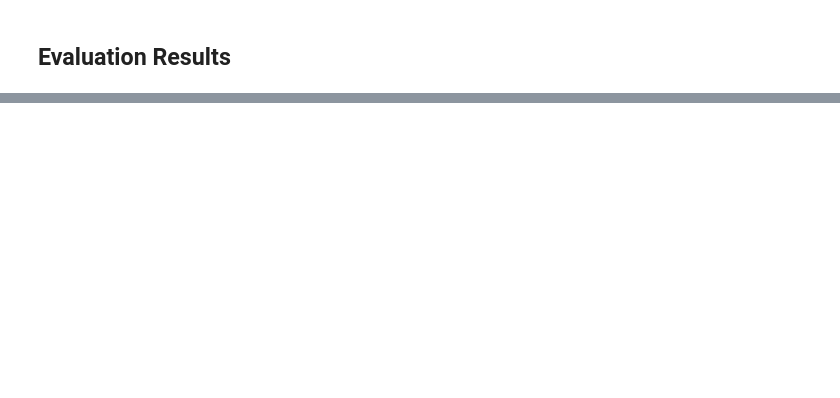
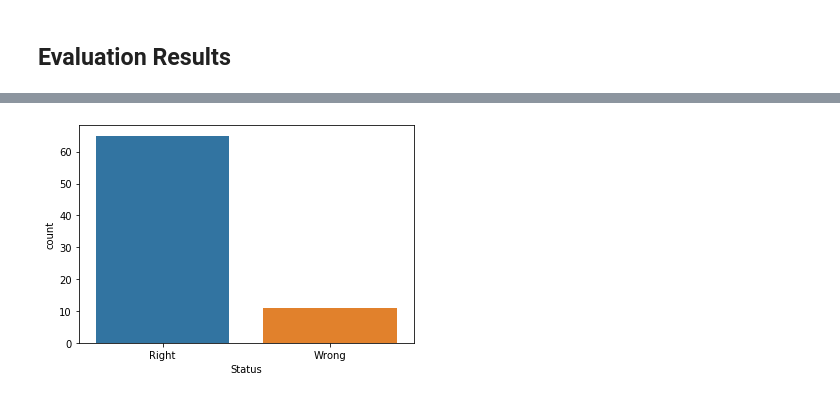
Before and after one commit to viniciusov/heart-disease, a Jupyter notebook: heart-disease.ipynb, the cells around one changed output, grey strips where cells are left out. Drawn from its saved outputs; the diff is of its cells as text; code cells hidden in the pictures; blank space fills up the shorter version.

```diff
--- a/heart-disease.ipynb
+++ b/heart-disease.ipynb
@@ -165,0 +286,6 @@ SVM Test Score: 0.8157894736842105
+# %%
+models = {rf_best_grid.score(X_test_scaled, y_test): rf_best_grid,
+          lr_best_grid.score(X_test_scaled, y_test): lr_best_grid}
+
+best_model = models[max(models)]
+best_model
@@ -166,6 +299,6 @@ SVM Test Score: 0.8157894736842105
 # %% [markdown]
 ## Evaluation Results
 # %%
-pred = rf.predict(X_test_scaled)
+pred = best_model.predict(X_test_scaled)
 pred[:15]
 # %% [output]
@@ -173,7 +305,0 @@ array([0, 1, 1, 1, 0, 1, 1, 0, 0, 1, 0, 1, 0, 1, 1])
-# %%
-for n,number in enumerate(pred):
-    print('Prediction:',number,' - Real:',y_test.iloc[n],end=' ')
-    if number == y_test.iloc[n]:
-        print('=> OK')
-    else:
-        print('=> ERROR')
@@ -197,0 +306,7 @@ Prediction: 0  - Real: 0 => OK
+# %%
+results = pd.DataFrame()
+results['Prediction']=pred
+results['Real']=list(y_test)
+results['Status']=['Right' if pred[n] == list(y_test)[n] else 'Wrong' for n in range(len(pred))]
+
+results.head(20)
@@ -198,3 +331,8 @@ Prediction: 0  - Real: 0 => OK
+# %%
+sns.countplot(results['Status'])
+plt.show()
+# %% [output]
+[figure, added]
 # %%
 print(classification_report(pred,y_test))
 # %% [output]
```
Also changed, not shown: parts of 16 cells of this notebook.
